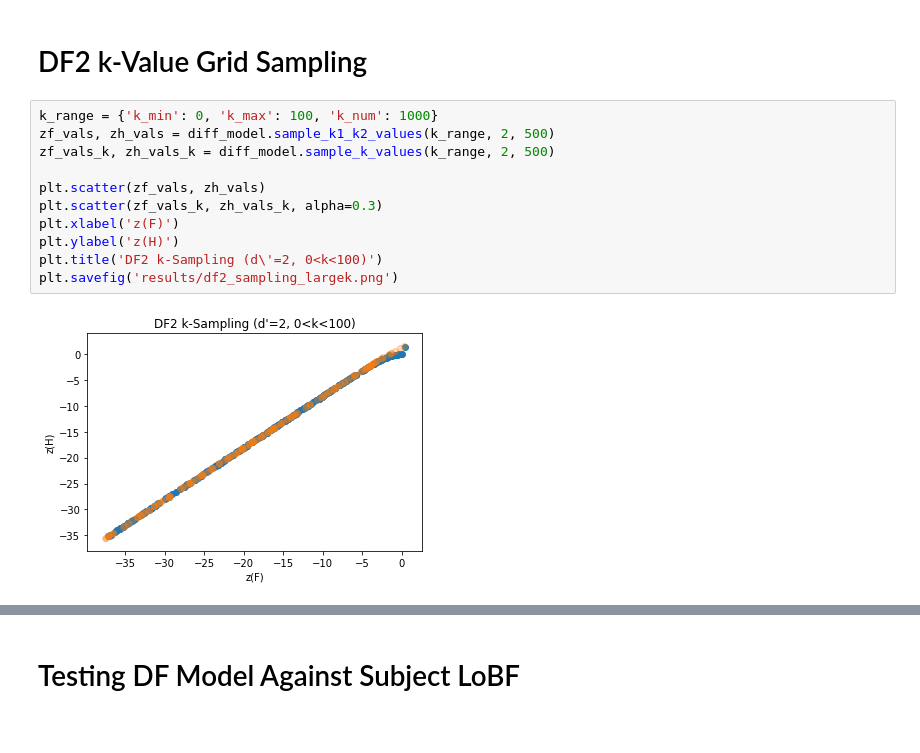
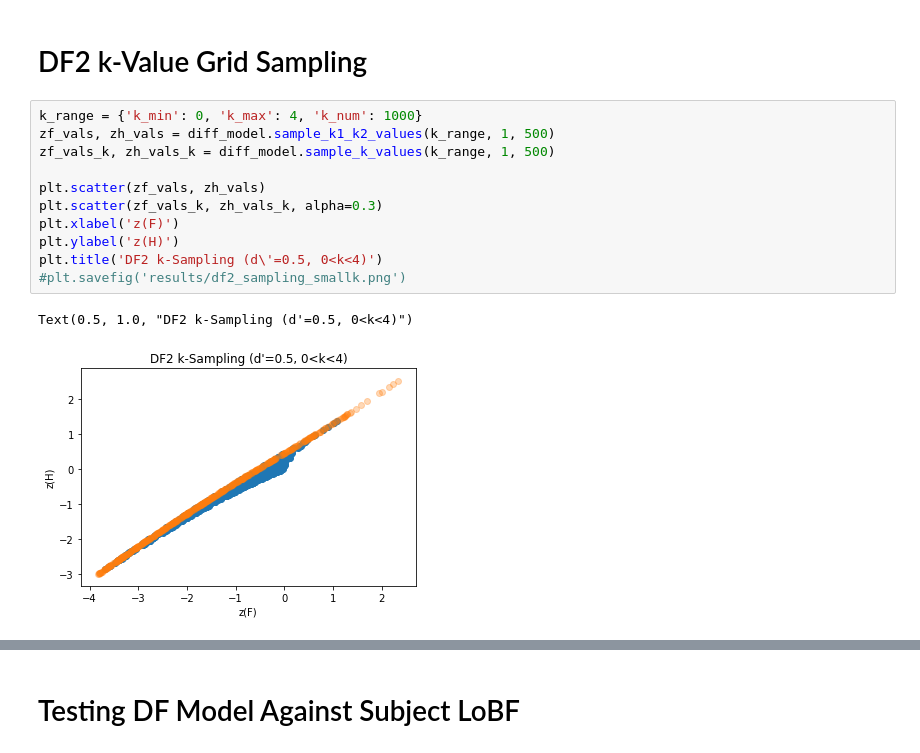
Before and after one commit to alexxyu/decision-modeling, a Jupyter notebook: Decision Modeling.ipynb, the cells around one changed output, grey strips where cells are left out. Saved outputs shown, nothing was run; the diff lists cells and outputs as text.

```diff
--- a/Decision Modeling.ipynb
+++ b/Decision Modeling.ipynb
@@ -132,15 +132,16 @@ diff_model = DifferencingDecisionModel()
 # %% [markdown]
 # DF2 k-Value Grid Sampling
 # %%
-k_range = {'k_min': 0, 'k_max': 100, 'k_num': 1000}
-zf_vals, zh_vals = diff_model.sample_k1_k2_values(k_range, 2, 500)
-zf_vals_k, zh_vals_k = diff_model.sample_k_values(k_range, 2, 500)
+k_range = {'k_min': 0, 'k_max': 4, 'k_num': 1000}
+zf_vals, zh_vals = diff_model.sample_k1_k2_values(k_range, 1, 500)
+zf_vals_k, zh_vals_k = diff_model.sample_k_values(k_range, 1, 500)
 
 plt.scatter(zf_vals, zh_vals)
 plt.scatter(zf_vals_k, zh_vals_k, alpha=0.3)
 plt.xlabel('z(F)')
 plt.ylabel('z(H)')
-plt.title('DF2 k-Sampling (d\'=2, 0<k<100)')
-plt.savefig('results/df2_sampling_largek.png')
+plt.title('DF2 k-Sampling (d\'=0.5, 0<k<4)')
+#plt.savefig('results/df2_sampling_smallk.png')
 # %% [output]
+Text(0.5, 1.0, "DF2 k-Sampling (d'=0.5, 0<k<4)")
-[figure, old version]
+[figure, new version]
```
Also changed, not shown: parts of 5 cells of this notebook, 10 other files.
